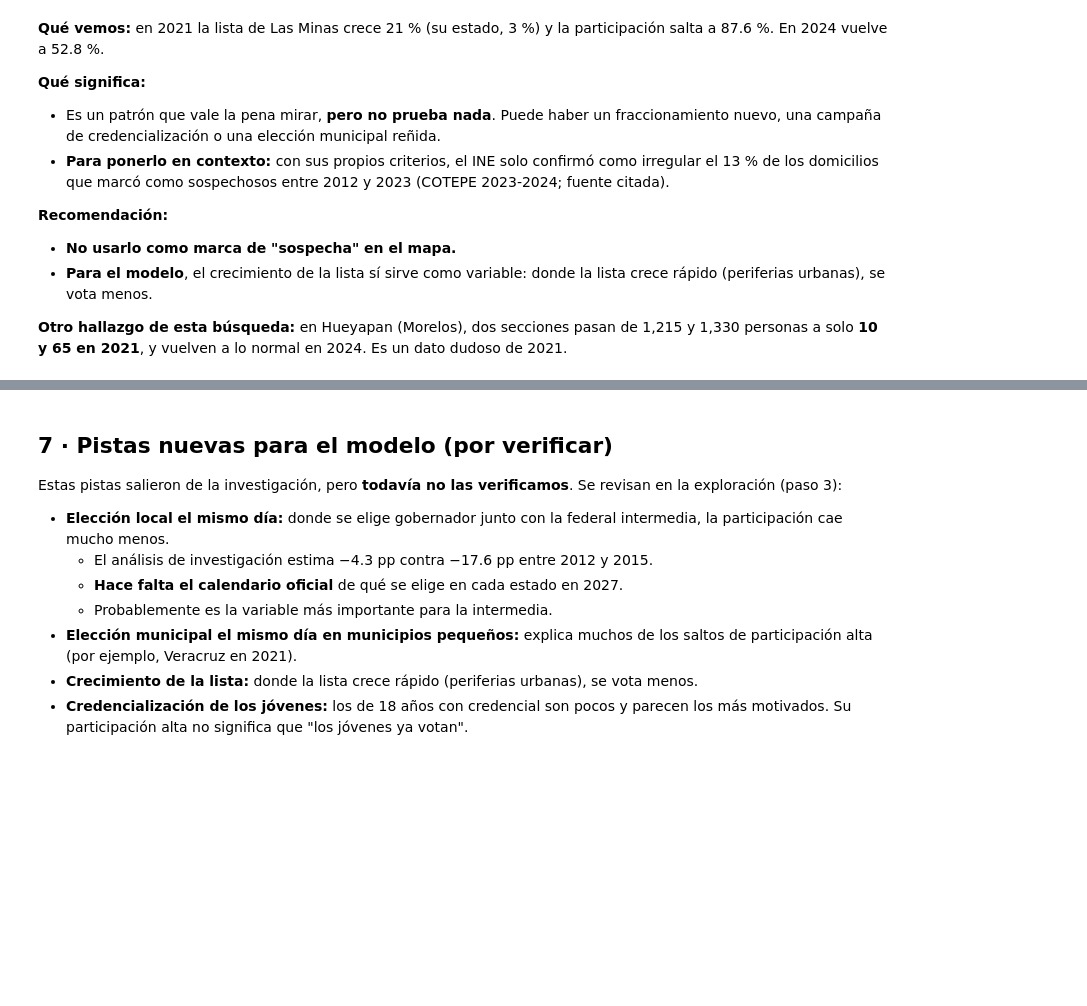
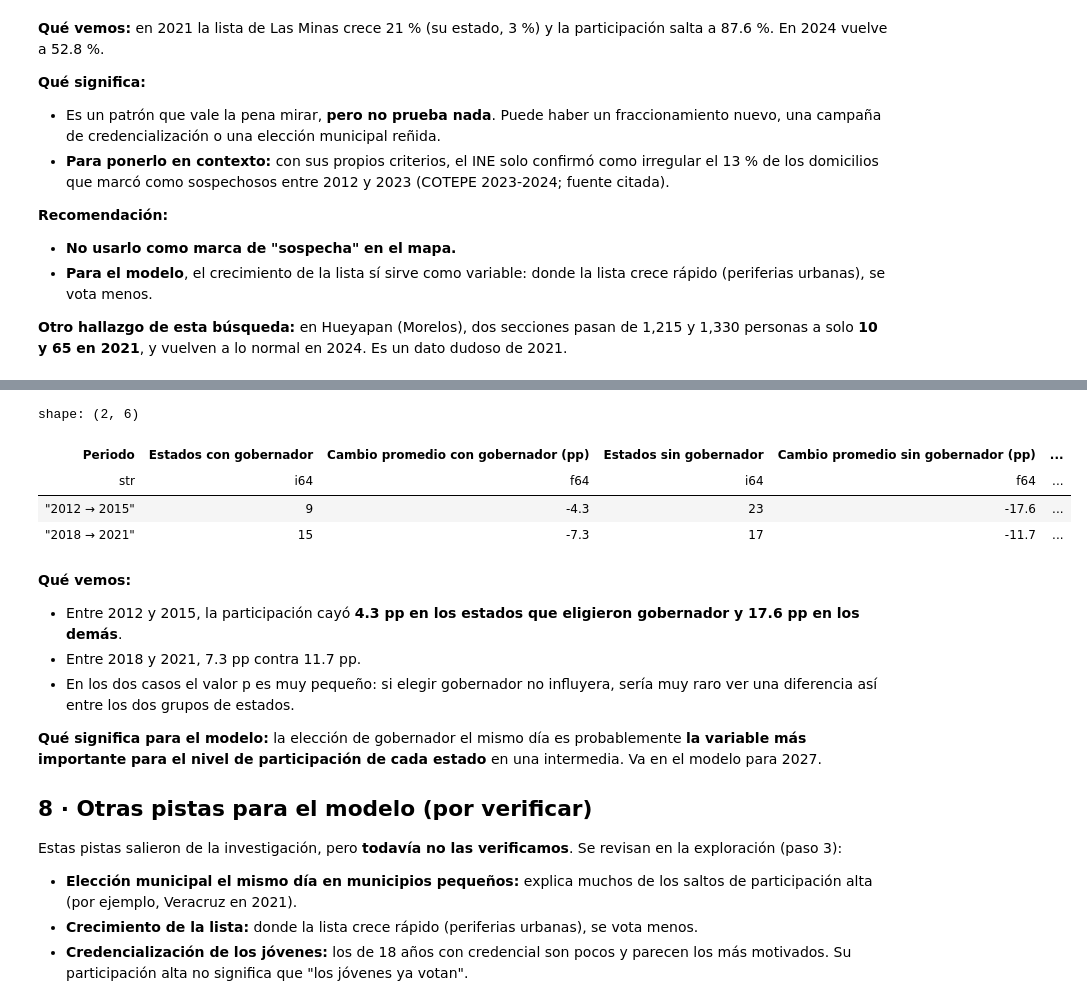
Before and after one commit to JorgeTato99/ine-hackathon-2026, a Jupyter notebook: notebooks/02_investigacion_datos_raros.ipynb, the cells around one changed output, grey strips where cells are left out. Cells and saved outputs as stored; diff of their text form; code cells hidden in the pictures; blank space fills up the shorter version.

```diff
--- a/notebooks/02_investigacion_datos_raros.ipynb
+++ b/notebooks/02_investigacion_datos_raros.ipynb
@@ -373,12 +380,44 @@ shape: (6, 3)
+# %%
+from scipy import stats
+GOBERNADOR = {
+    2009: ['CAMPECHE', 'COLIMA', 'NUEVO LEON', 'QUERETARO', 'SAN LUIS POTOSI', 'SONORA'],
+    2015: ['BAJA CALIFORNIA SUR', 'CAMPECHE', 'COLIMA', 'GUERRERO', 'MICHOACAN', 'NUEVO LEON', 'QUERETARO', 'SAN LUIS POTOSI', 'SONORA'],
+    2021: ['BAJA CALIFORNIA', 'BAJA CALIFORNIA SUR', 'CAMPECHE', 'CHIHUAHUA', 'COLIMA', 'GUERRERO', 'MICHOACAN', 'NAYARIT', 'NUEVO LEON',
+           'QUERETARO', 'SAN LUIS POTOSI', 'SINALOA', 'SONORA', 'TLAXCALA', 'ZACATECAS'],
+}
+nombres_2024 = datos.filter(pl.col('AELEC') == 2024).group_by('EDOCVE').agg(pl.col('EDONOM').first().alias('estado')).collect()
+estatal = (
+    datos.group_by('AELEC', 'EDOCVE').agg(p=pl.col('SV').sum() / (pl.col('SV').sum() + pl.col('NV').sum()) * 100).collect()
+    .join(nombres_2024, on='EDOCVE').pivot(on='AELEC', index='estado', values='p')
+)
+assert all(e in estatal['estado'].to_list() for lista in GOBERNADOR.values() for e in lista)
+filas = []
+for presidencial, intermedia in [(2012, 2015), (2018, 2021)]:
+    t = estatal.with_columns(cambio=pl.col(str(intermedia)) - pl.col(str(presidencial)), gob=pl.col('estado').is_in(GOBERNADOR[intermedia]))
+    con, sin = t.filter(pl.col('gob'))['cambio'], t.filter(~pl.col('gob'))['cambio']
+    filas.append({'Periodo': f'{presidencial} → {intermedia}', 'Estados con gobernador': con.len(), 'Cambio promedio con gobernador (pp)': round(con.mean(), 1),
+                  'Estados sin gobernador': sin.len(), 'Cambio promedio sin gobernador (pp)': round(sin.mean(), 1),
+                  'Valor p (prueba de Mann-Whitney)': round(stats.mannwhitneyu(con, sin).pvalue, 5)})
+pl.DataFrame(filas)
+# %% [output]
+shape: (2, 6)
+| Periodo | Estados con gobernador | Cambio promedio con gobernador (pp) | Estados sin gobernador | Cambio promedio sin gobernador (pp) | ... |
+| str | i64 | f64 | i64 | f64 | ... |
+| "2012 → 2015" | 9 | -4.3 | 23 | -17.6 | ... |
+| "2018 → 2021" | 15 | -7.3 | 17 | -11.7 | ... |
 # %% [markdown]
-## 7 · Pistas nuevas para el modelo (por verificar)
+**Qué vemos:**
+
+- Entre 2012 y 2015, la participación cayó **4.3 pp en los estados que eligieron gobernador y 17.6 pp en los demás**.
+- Entre 2018 y 2021, 7.3 pp contra 11.7 pp.
+- En los dos casos el valor p es muy pequeño: si elegir gobernador no influyera, sería muy raro ver una diferencia así entre los dos grupos de estados.
+
+**Qué significa para el modelo:** la elección de gobernador el mismo día es probablemente **la variable más importante para el nivel de participación de cada estado** en una intermedia. Va en el modelo para 2027.
+
+## 8 · Otras pistas para el modelo (por verificar)
 
 Estas pistas salieron de la investigación, pero **todavía no las verificamos**. Se revisan en la exploración (paso 3):
 
-- **Elección local el mismo día:** donde se elige gobernador junto con la federal intermedia, la participación cae mucho menos.
-  - El análisis de investigación estima −4.3 pp contra −17.6 pp entre 2012 y 2015.
-  - **Hace falta el calendario oficial** de qué se elige en cada estado en 2027.
-  - Probablemente es la variable más importante para la intermedia.
 - **Elección municipal el mismo día en municipios pequeños:** explica muchos de los saltos de participación alta (por ejemplo, Veracruz en 2021).
 - **Crecimiento de la lista:** donde la lista crece rápido (periferias urbanas), se vota menos.
 - **Credencialización de los jóvenes:** los de 18 años con credencial son pocos y parecen los más motivados. Su participación alta no significa que "los jóvenes ya votan".
```
Also changed, not shown: parts of 4 cells of this notebook, 3 other files.
